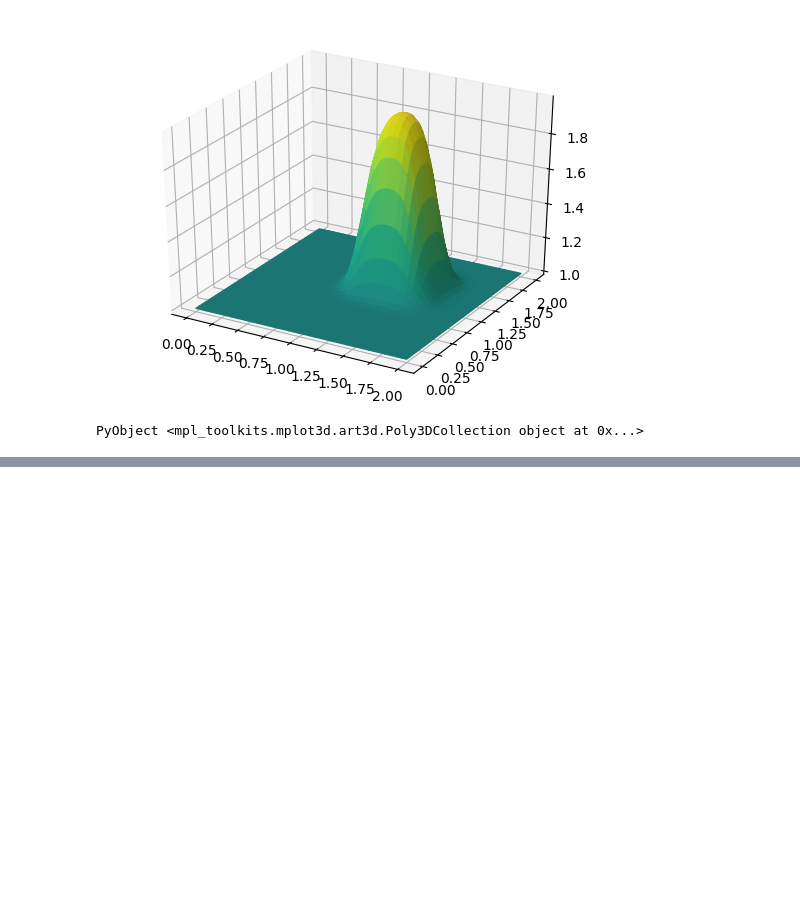
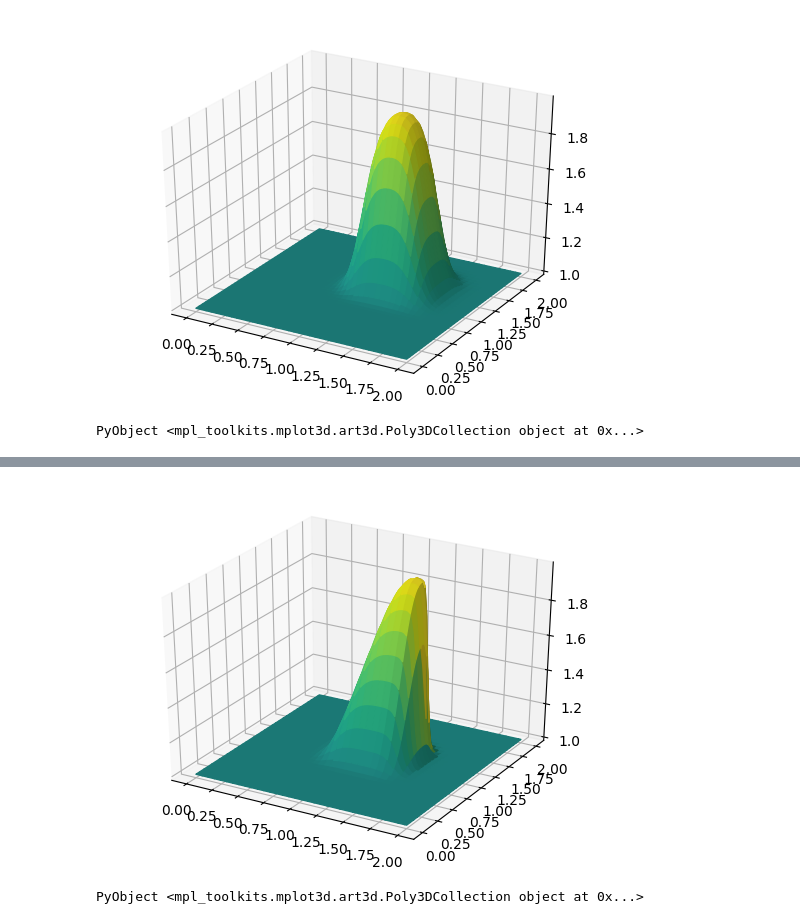
Before and after one commit to Beramos/NavierStokesJuliaLang, a Jupyter notebook: JuliaNS.ipynb, the cells around one changed output, grey strips where cells are left out. Saved outputs shown, nothing was run; the diff lists cells and outputs as text; code cells hidden in the pictures; blank space fills up the shorter version.

```diff
--- a/JuliaNS.ipynb
+++ b/JuliaNS.ipynb
@@ -582,0 +671,5 @@ PyObject <mpl_toolkits.mplot3d.art3d.Poly3DCollection object at 0x...>
+# %%
+surf(x,y,u,facecolors=get_cmap("viridis")(v/maximum(v)))
+# %% [output]
+[figure, added]
+PyObject <mpl_toolkits.mplot3d.art3d.Poly3DCollection object at 0x...>
```
Also changed, not shown: parts of 13 cells of this notebook.
